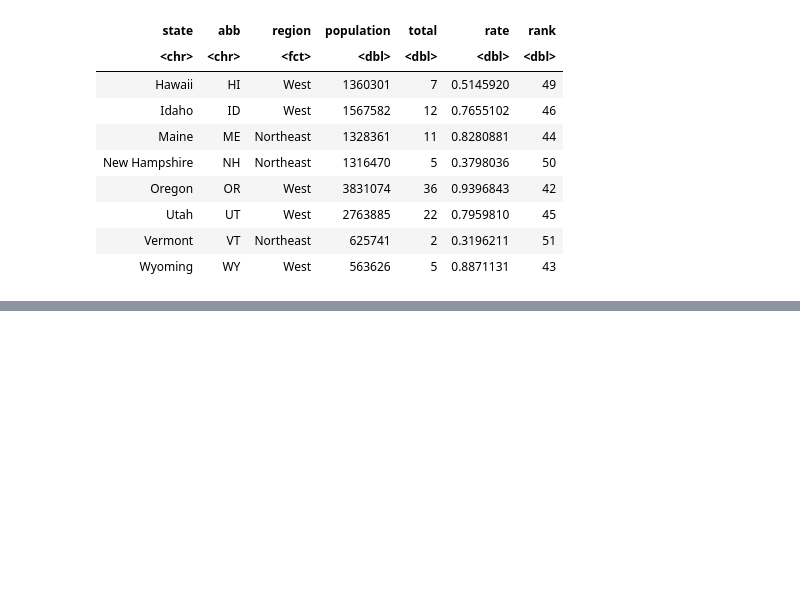
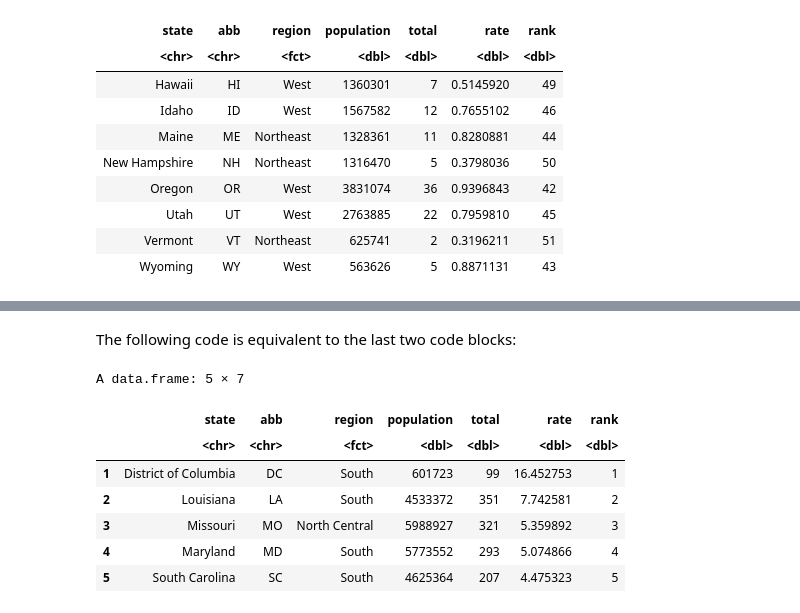
Before and after one commit to readyready15728/data-wrangling-and-visualization-with-r, a Jupyter notebook: 04_the_tidyverse/04_the_tidyverse.ipynb, the cells around one changed output, grey strips where cells are left out. Drawn from its saved outputs; the diff is of its cells as text; code cells hidden in the pictures; blank space fills up the shorter version.

```diff
--- a/04_the_tidyverse/04_the_tidyverse.ipynb
+++ b/04_the_tidyverse/04_the_tidyverse.ipynb
@@ -451,0 +703,13 @@ A data.frame: 8 × 7
+# %% [markdown]
+The following code is equivalent to the last two code blocks:
+# %%
+murders |> arrange(desc(rate)) |> head(n = 5)
+# %% [output]
+A data.frame: 5 × 7
+|  | state | abb | region | population | total | rate | rank |
+|  | <chr> | <chr> | <fct> | <dbl> | <dbl> | <dbl> | <dbl> |
+| 1 | District of Columbia | DC | South | 601723 | 99 | 16.452753 | 1 |
+| 2 | Louisiana | LA | South | 4533372 | 351 | 7.742581 | 2 |
+| 3 | Missouri | MO | North Central | 5988927 | 321 | 5.359892 | 3 |
+| 4 | Maryland | MD | South | 5773552 | 293 | 5.074866 | 4 |
+| 5 | South Carolina | SC | South | 4625364 | 207 | 4.475323 | 5 |
```
Also changed, not shown: parts of 67 cells of this notebook.
